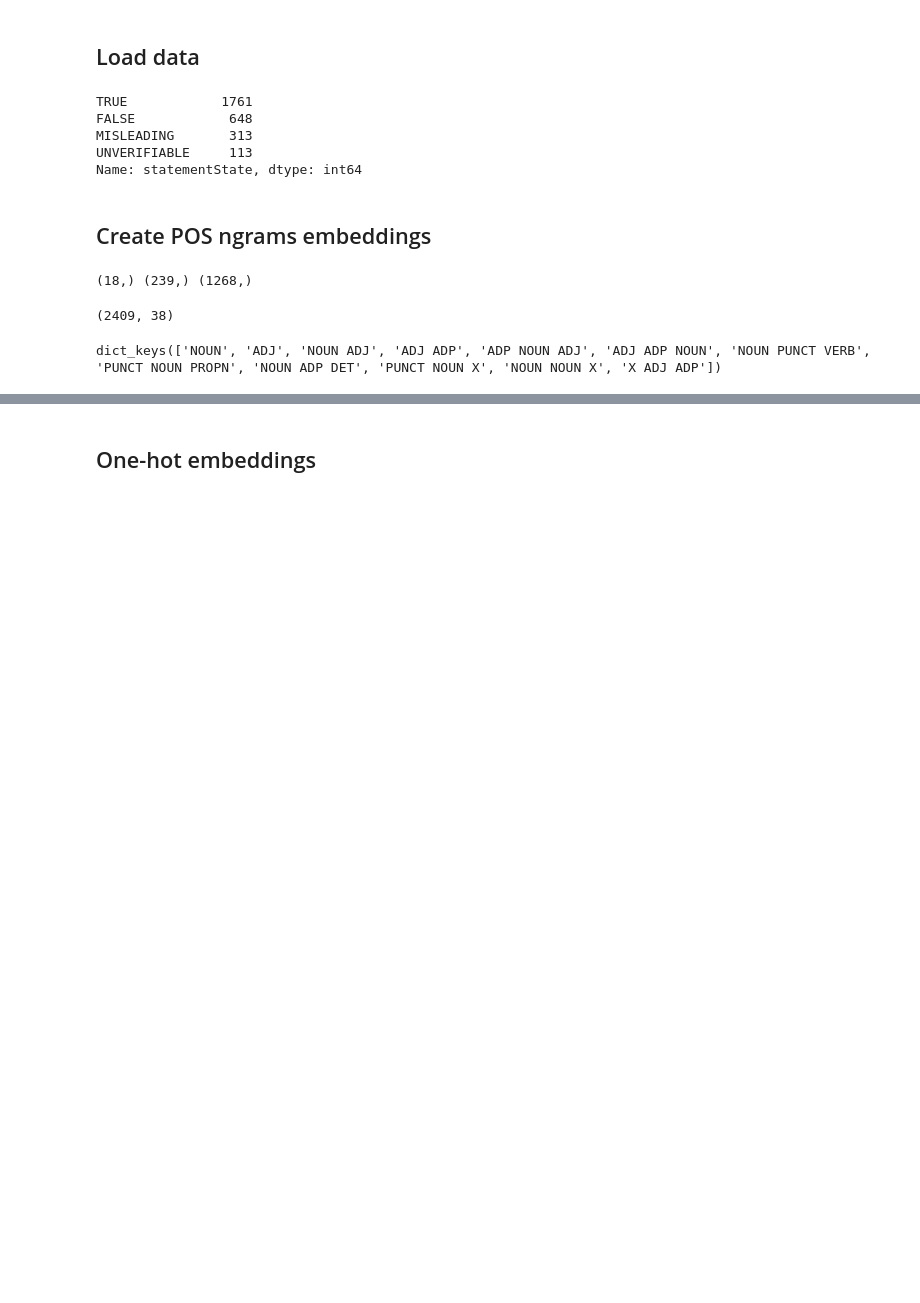
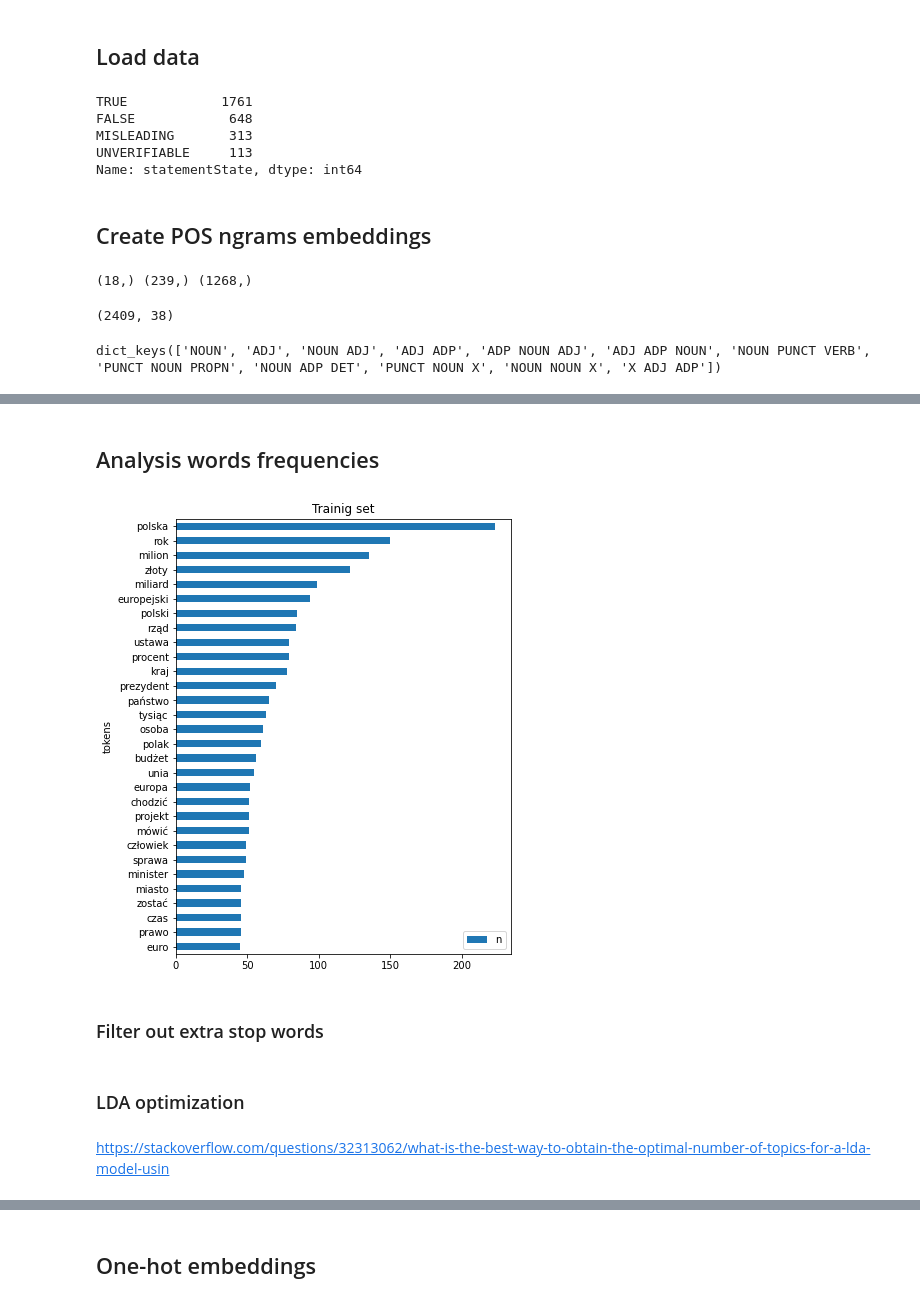
Before and after one commit to MarBry111/Fake-News-Detection-for-statements-in-Polish-Language, a Jupyter notebook: 02_claims_of_politicians/03_Simple_models_one_hot_embeddings_[CZdata].ipynb, the cells around one changed output, grey strips where cells are left out. Cells and saved outputs as stored; diff of their text form; code cells hidden in the pictures; blank space fills up the shorter version.

```diff
--- a/02_claims_of_politicians/03_Simple_models_one_hot_embeddings_[CZdata].ipynb
+++ b/02_claims_of_politicians/03_Simple_models_one_hot_embeddings_[CZdata].ipynb
@@ -159 +165,3 @@ y_train_b = y_train.iloc[ index_0.tolist()+index_1.tolist() ].sort_index().value
 X_train_b = X_train_df.iloc[ index_0.tolist()+index_1.tolist() ][col_use+['words']].sort_index().reset_index()#.values
+# %% [markdown]
+## Analysis words frequencies
@@ -159,0 +178,11 @@ X_train_b = X_train_df.iloc[ index_0.tolist()+index_1.tolist() ][col_use+['words
+# %%
+df_one = df_one[df_one['tokens'].str.len() > 1]
+
+f, ax = plt.subplots(figsize=(6,8));
+df_one.groupby('tokens').agg(n=('n','sum')).sort_values('n').tail(30).plot(kind='barh', ax=ax)
+plt.title('Trainig set')
+plt.show()
+# %% [output]
+[figure, added]
+# %% [markdown]
+### Filter out extra stop words
@@ -159,0 +200,4 @@ X_train_b = X_train_df.iloc[ index_0.tolist()+index_1.tolist() ][col_use+['words
+# %% [markdown]
+### LDA optimization
+# %% [markdown]
+https://stackoverflow.com/questions/32313062/what-is-the-best-way-to-obtain-the-optimal-number-of-topics-for-a-lda-model-usin
```
Also changed, not shown: parts of 34 cells of this notebook.
